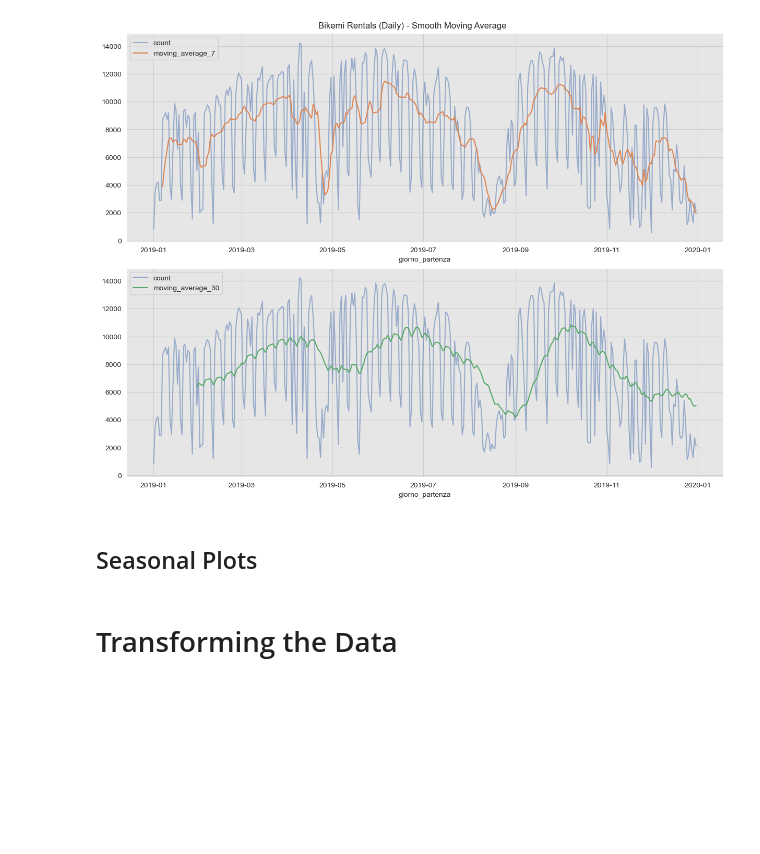
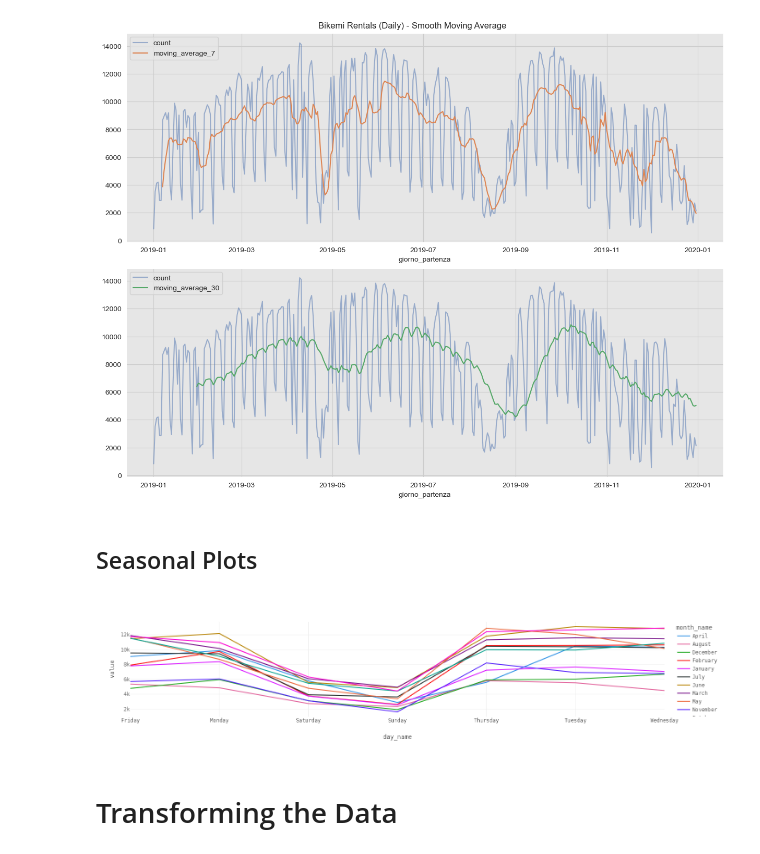
Before and after one commit to toscasterre/thesis-forecasting, a Jupyter notebook: notebooks/04_arima_modelling.ipynb, the cells around one changed output. Saved outputs shown, nothing was run; the diff lists cells and outputs as text; code cells hidden in the pictures; blank space fills up the shorter version.

```diff
--- a/notebooks/04_arima_modelling.ipynb
+++ b/notebooks/04_arima_modelling.ipynb
@@ -134,14 +138,29 @@ ma = [7, 30]
 
 for i, m in enumerate(ma):
 
-    daily_outflow[f'moving_average_{m}'] = daily_outflow['count'].rolling(window=m).mean()
+    daily_outflow[f"moving_average_{m}"] = (
+        daily_outflow["count"].rolling(window=m).mean()
+    )
 
-    sns.lineplot(x=daily_outflow.index, y='count', label='count', data=daily_outflow, alpha=0.5, ax=ax[i])
-    sns.lineplot(x=daily_outflow.index, y=f'moving_average_{m}', label=f'moving_average_{m}', data=daily_outflow, color=sns_c[i + 1], ax=ax[i])
-    ax[i].legend(loc='upper left')
-    ax[i].set(title='', ylabel='');
-
-plt.suptitle('Bikemi Rentals (Daily) - Smooth Moving Average', y=1.02)
+    sns.lineplot(
+        x=daily_outflow.index,
+        y="count",
+        label="count",
+        data=daily_outflow,
+        alpha=0.5,
+        ax=ax[i],
+    )
+    sns.lineplot(
+        x=daily_outflow.index,
+        y=f"moving_average_{m}",
+        label=f"moving_average_{m}",
+        data=daily_outflow,
+        color=sns_c[i + 1],
+        ax=ax[i],
+    )
+    ax[i].legend(loc="upper left")
+    ax[i].set(title="", ylabel="")
+plt.suptitle("Bikemi Rentals (Daily) - Smooth Moving Average", y=1.02)
 # %% [output]
 Text(0.5, 1.02, 'Bikemi Rentals (Daily) - Smooth Moving Average')
 [figure]
@@ -150,14 +169,17 @@ Text(0.5, 1.02, 'Bikemi Rentals (Daily) - Smooth Moving Average')
 # %%
 # play with color palettes: https://plotly.com/python/discrete-color/
 
 pd.pivot_table(
-    data=daily_outflow[['day_name', 'month_name', 'count']],
-    index='day_name',
-    columns='month_name') \
-    ['count'] \
-    .plot(color_discrete_sequence=px.colors.qualitative.Dark24) \
-    .update_layout(**plotly_styles) \
-    .update_traces(hovertemplate=None)
+    data=daily_outflow[["day_name", "month_name", "count"]],
+    index="day_name",
+    columns="month_name",
+)["count"].plot(color_discrete_sequence=px.colors.qualitative.Dark24).update_layout(
+    **plotly_styles
+).update_traces(
+    hovertemplate=None
+)
+# %% [output]
+[figure, added]
 # %% [markdown]
 # Transforming the Data
 # %% [markdown]
```
Also changed, not shown: parts of 11 cells of this notebook, 8 other files.
